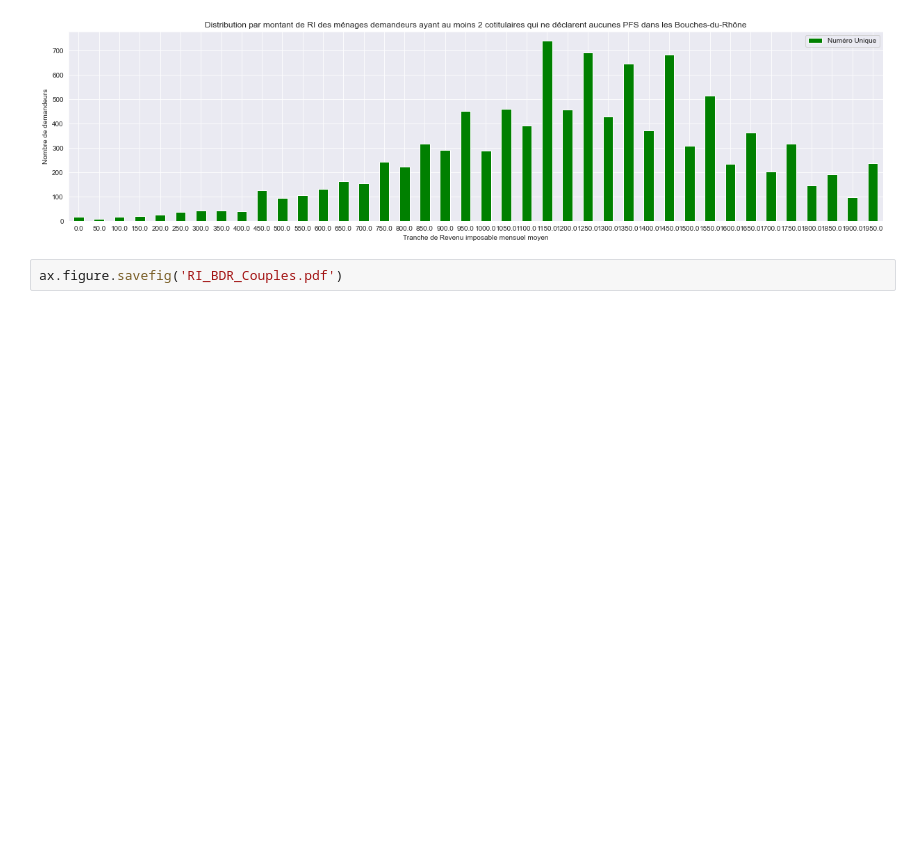
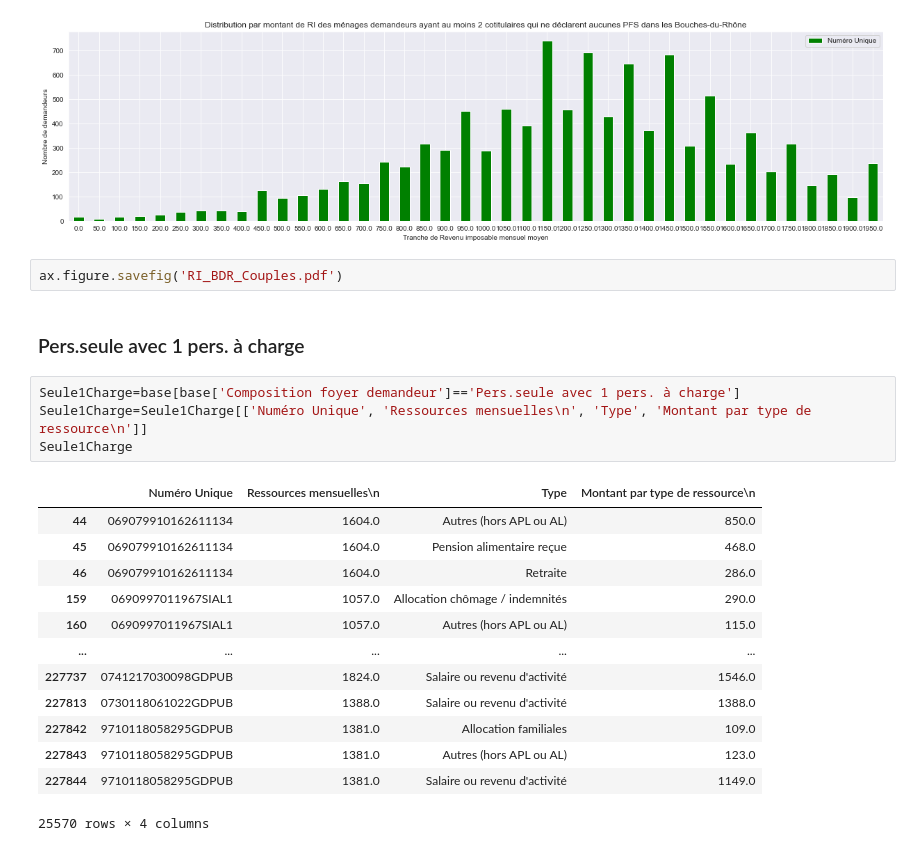
Before and after one commit to cmllbll/Social-Housing-in-France, a Jupyter notebook: Etude approfondie RI PFS.ipynb, the cells around one changed output. Saved outputs shown, nothing was run; the diff lists cells and outputs as text; blank space fills up the shorter version.

```diff
--- a/Etude approfondie RI PFS.ipynb
+++ b/Etude approfondie RI PFS.ipynb
@@ -509,3 +509,23 @@ See the caveats in the documentation: https://pandas.pydata.org/pandas-docs/stab
 [figure]
 # %%
 ax.figure.savefig('RI_BDR_Couples.pdf')
+# %% [markdown]
+### Pers.seule avec 1 pers. à charge
+# %%
+Seule1Charge=base[base['Composition foyer demandeur']=='Pers.seule avec 1 pers. à charge']
+Seule1Charge=Seule1Charge[['Numéro Unique', 'Ressources mensuelles\n', 'Type', 'Montant par type de ressource\n']]
+Seule1Charge
+# %% [output]
+|  | Numéro Unique | Ressources mensuelles\n | Type | Montant par type de ressource\n |
+| 44 | 069079910162611134 | 1604.0 | Autres (hors APL ou AL) | 850.0 |
+| 45 | 069079910162611134 | 1604.0 | Pension alimentaire reçue | 468.0 |
+| 46 | 069079910162611134 | 1604.0 | Retraite | 286.0 |
+| 159 | 0690997011967SIAL1 | 1057.0 | Allocation chômage / indemnités | 290.0 |
+| 160 | 0690997011967SIAL1 | 1057.0 | Autres (hors APL ou AL) | 115.0 |
+| ... | ... | ... | ... | ... |
+| 227737 | 0741217030098GDPUB | 1824.0 | Salaire ou revenu d'activité | 1546.0 |
+| 227813 | 0730118061022GDPUB | 1388.0 | Salaire ou revenu d'activité | 1388.0 |
+| 227842 | 9710118058295GDPUB | 1381.0 | Allocation familiales | 109.0 |
+| 227843 | 9710118058295GDPUB | 1381.0 | Autres (hors APL ou AL) | 123.0 |
+| 227844 | 9710118058295GDPUB | 1381.0 | Salaire ou revenu d'activité | 1149.0 |
+25570 rows × 4 columns
```
Also changed, not shown: parts of 19 cells of this notebook.
